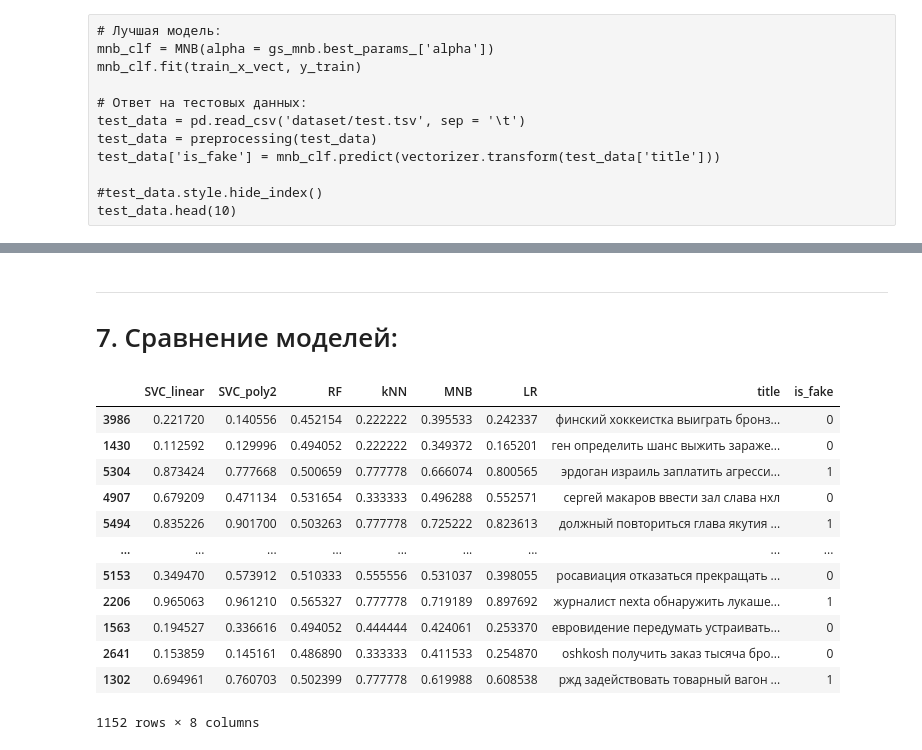
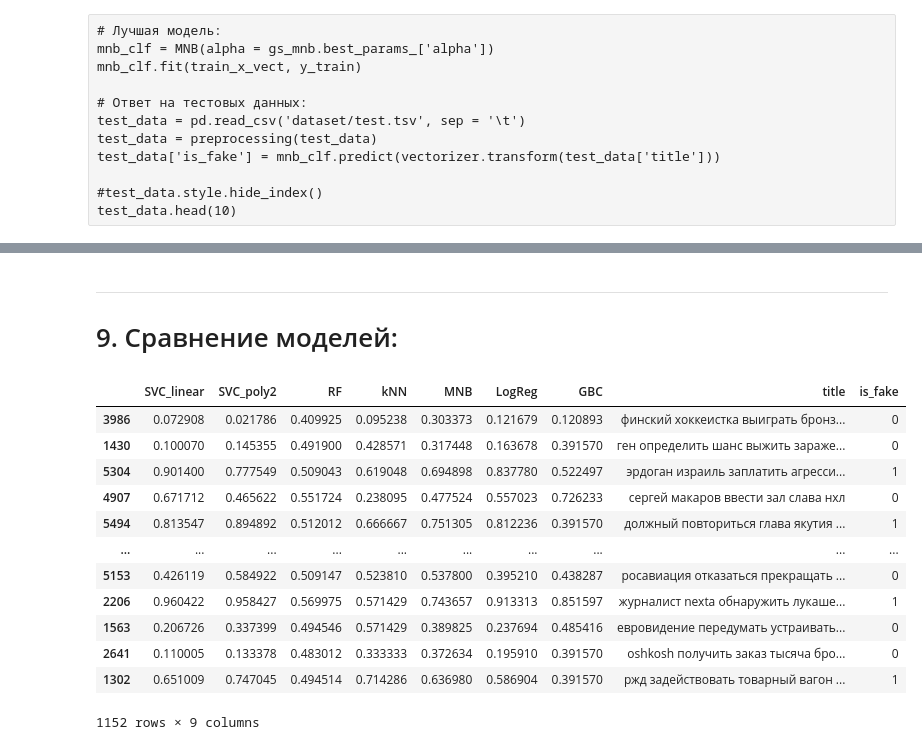
Before and after one commit to belpablo/ANLP, a Jupyter notebook: Fake_Titles_Detection/solution/Fake_Titles_Detection.ipynb, the cells around one changed output, grey strips where cells are left out. Cells and saved outputs as stored; diff of their text form; code cells hidden in the pictures.

```diff
--- a/Fake_Titles_Detection/solution/Fake_Titles_Detection.ipynb
+++ b/Fake_Titles_Detection/solution/Fake_Titles_Detection.ipynb
@@ -88,10 +87,11 @@ def preprocessing(df):
         title = df['title'][i].lower()
 
         # удаление лишних символов:
-        title = re.sub('<.*?>', ' ', title)
-        title = re.sub(' +', ' ', title)
-        title = re.sub(r'[^\w\s]', '', title)
-        title = re.sub('\n', '', title)
+        #title = re.sub('<.*?>', ' ', title)
+        #title = re.sub(' +', ' ', title)
+        #title = re.sub(r'[^\w\s]', '', title)
+        title = re.sub(r'[^\w\s]+|[\d]+', r'', title)
+        #title = re.sub('\n', '', title)
 
         # токенизация:
         title_words = word_tokenize(title)
@@ -111,6 +111,7 @@ def preprocessing(df):
     return df
 
 train_data = preprocessing(train_data)
+#train_data.style.hide_index()
 train_data
 # %% [output]
 |  | title | is_fake |
@@ -323,6 +332,6 @@ test_data.head(10)
 # %%
 # Подбираем лучшие параметры:
-lr_grid = {'C': np.linspace(8, 10, 10)}
+lr_grid = {'C': np.linspace(8, 20, 20)}
 clf = LogisticRegression(random_state = rand_state)
 
 gs_lr = GridSearchCV(clf, lr_grid, scoring = 'f1', cv = cv)
@@ -348,0 +361,11 @@ lr_clf.predict_proba(vectorizer.transform(['курс доллара вырос
+# %%
+from sklearn.ensemble import GradientBoostingClassifier
+
+gbc_grid = {'learning_rate': np.linspace(0.1, 0.3, 5), 'n_estimators': np.arange(125, 175, 25), 'max_depth': np.arange(3, 10)}
+clf = GradientBoostingClassifier(random_state = rand_state)
+
+gs_gbc = GridSearchCV(clf, gbc_grid, scoring = 'f1', cv = cv)
+gs_gbc.fit(train_x_vect, y_train)
+
+print('max f1 score: {}'.format(gs_gbc.best_score_))
+print('parameters for this score: {}\n'.format(gs_gbc.best_params_))
@@ -349,7 +390,7 @@ lr_clf.predict_proba(vectorizer.transform(['курс доллара вырос
 # %% [markdown]
 
 ---
-# 7. Сравнение моделей:
+# 9. Сравнение моделей:
 # %%
 # Разобьём тренировочный датасет на тренировочную/тестовую выборки 8/2:
 
@@ -365,7 +406,7 @@ train_x_vect = vectorizer.fit_transform(X_train)
 test_x_vect = vectorizer.transform(X_test)
 # %%
 # Строим новые классификаторы на лучших параметрах
-model_names_arr = ['SVC_linear', 'SVC_poly2', 'RF', 'kNN', 'MNB', 'LR']
+model_names_arr = ['SVC_linear', 'SVC_poly2', 'RF', 'kNN', 'MNB', 'LogReg', 'GBC']
 prob_pred_dict = {}
 
 for num, name in enumerate(model_names_arr):
@@ -376,47 +417,51 @@ for num, name in enumerate(model_names_arr):
                   C = gs_svc_lin.best_params_['C'],
                   random_state = rand_state)
     elif num == 1:
         clf = SVC(probability = True,
                   kernel = 'poly',
                   C = gs_svc_poly.best_params_['C'],
                   degree = gs_svc_poly.best_params_['degree'],
                   random_state = rand_state)
     elif num == 2:
         clf = RFC(n_estimators = gs_rfc.best_params_['n_estimators'],
                   max_depth = gs_rfc.best_params_['max_depth'],
                   random_state = rand_state)
     elif num == 3:
         clf = KNN(n_neighbors = gs_knn.best_params_['n_neighbors'])
     elif num == 4:
         clf = MNB(alpha = gs_mnb.best_params_['alpha'])
     elif num == 5:
         clf = LogisticRegression(C = gs_lr.best_params_['C'],
                                  random_state = rand_state)
-
+    elif num == 6:
+        clf = GradientBoostingClassifier(learning_rate = gs_gbc.best_params_['learning_rate'],
+                                         n_estimators = gs_gbc.best_params_['n_estimators'],
+                                         max_depth = gs_gbc.best_params_['max_depth'],
+                                         random_state = rand_state)
 
     clf.fit(train_x_vect, y_train)
     prob_pred_dict[name] = clf.predict_proba(test_x_vect)[:, 1]
 
 
 # Датафрейм с вероятностями события is_fake == 1
 prob_pred_dict['title'] = X_test
 prob_pred_dict['is_fake'] = y_test
 prob_pred_df = pd.DataFrame(prob_pred_dict)
 prob_pred_df
 # %% [output]
-|  | SVC_linear | SVC_poly2 | RF | kNN | MNB | LR | title | is_fake |
-| 3986 | 0.221720 | 0.140556 | 0.452154 | 0.222222 | 0.395533 | 0.242337 | финский хоккеистка выиграть бронз... | 0 |
-| 1430 | 0.112592 | 0.129996 | 0.494052 | 0.222222 | 0.349372 | 0.165201 | ген определить шанс выжить зараже... | 0 |
-| 5304 | 0.873424 | 0.777668 | 0.500659 | 0.777778 | 0.666074 | 0.800565 | эрдоган израиль заплатить агресси... | 1 |
-| 4907 | 0.679209 | 0.471134 | 0.531654 | 0.333333 | 0.496288 | 0.552571 | сергей макаров ввести зал слава нхл | 0 |
-| 5494 | 0.835226 | 0.901700 | 0.503263 | 0.777778 | 0.725222 | 0.823613 | должный повториться глава якутия ... | 1 |
-| ... | ... | ... | ... | ... | ... | ... | ... | ... |
-| 5153 | 0.349470 | 0.573912 | 0.510333 | 0.555556 | 0.531037 | 0.398055 | росавиация отказаться прекращать ... | 0 |
-| 2206 | 0.965063 | 0.961210 | 0.565327 | 0.777778 | 0.719189 | 0.897692 | журналист nexta обнаружить лукаше... | 1 |
-| 1563 | 0.194527 | 0.336616 | 0.494052 | 0.444444 | 0.424061 | 0.253370 | евровидение передумать устраивать... | 0 |
-| 2641 | 0.153859 | 0.145161 | 0.486890 | 0.333333 | 0.411533 | 0.254870 | oshkosh получить заказ тысяча бро... | 0 |
-| 1302 | 0.694961 | 0.760703 | 0.502399 | 0.777778 | 0.619988 | 0.608538 | ржд задействовать товарный вагон ... | 1 |
+|  | SVC_linear | SVC_poly2 | RF | kNN | MNB | LogReg | GBC | title | is_fake |
+| 3986 | 0.072908 | 0.021786 | 0.409925 | 0.095238 | 0.303373 | 0.121679 | 0.120893 | финский хоккеистка выиграть бронз... | 0 |
+| 1430 | 0.100070 | 0.145355 | 0.491900 | 0.428571 | 0.317448 | 0.163678 | 0.391570 | ген определить шанс выжить зараже... | 0 |
+| 5304 | 0.901400 | 0.777549 | 0.509043 | 0.619048 | 0.694898 | 0.837780 | 0.522497 | эрдоган израиль заплатить агресси... | 1 |
+| 4907 | 0.671712 | 0.465622 | 0.551724 | 0.238095 | 0.477524 | 0.557023 | 0.726233 | сергей макаров ввести зал слава нхл | 0 |
+| 5494 | 0.813547 | 0.894892 | 0.512012 | 0.666667 | 0.751305 | 0.812236 | 0.391570 | должный повториться глава якутия ... | 1 |
+| ... | ... | ... | ... | ... | ... | ... | ... | ... | ... |
+| 5153 | 0.426119 | 0.584922 | 0.509147 | 0.523810 | 0.537800 | 0.395210 | 0.438287 | росавиация отказаться прекращать ... | 0 |
+| 2206 | 0.960422 | 0.958427 | 0.569975 | 0.571429 | 0.743657 | 0.913313 | 0.851597 | журналист nexta обнаружить лукаше... | 1 |
+| 1563 | 0.206726 | 0.337399 | 0.494546 | 0.571429 | 0.389825 | 0.237694 | 0.485416 | евровидение передумать устраивать... | 0 |
+| 2641 | 0.110005 | 0.133378 | 0.483012 | 0.333333 | 0.372634 | 0.195910 | 0.391570 | oshkosh получить заказ тысяча бро... | 0 |
+| 1302 | 0.651009 | 0.747045 | 0.494514 | 0.714286 | 0.636980 | 0.586904 | 0.391570 | ржд задействовать товарный вагон ... | 1 |
-1152 rows × 8 columns
+1152 rows × 9 columns
 # %%
 # HeatMap plot with metrics:
 
```
Also changed, not shown: parts of 48 cells of this notebook, 1 other file.
